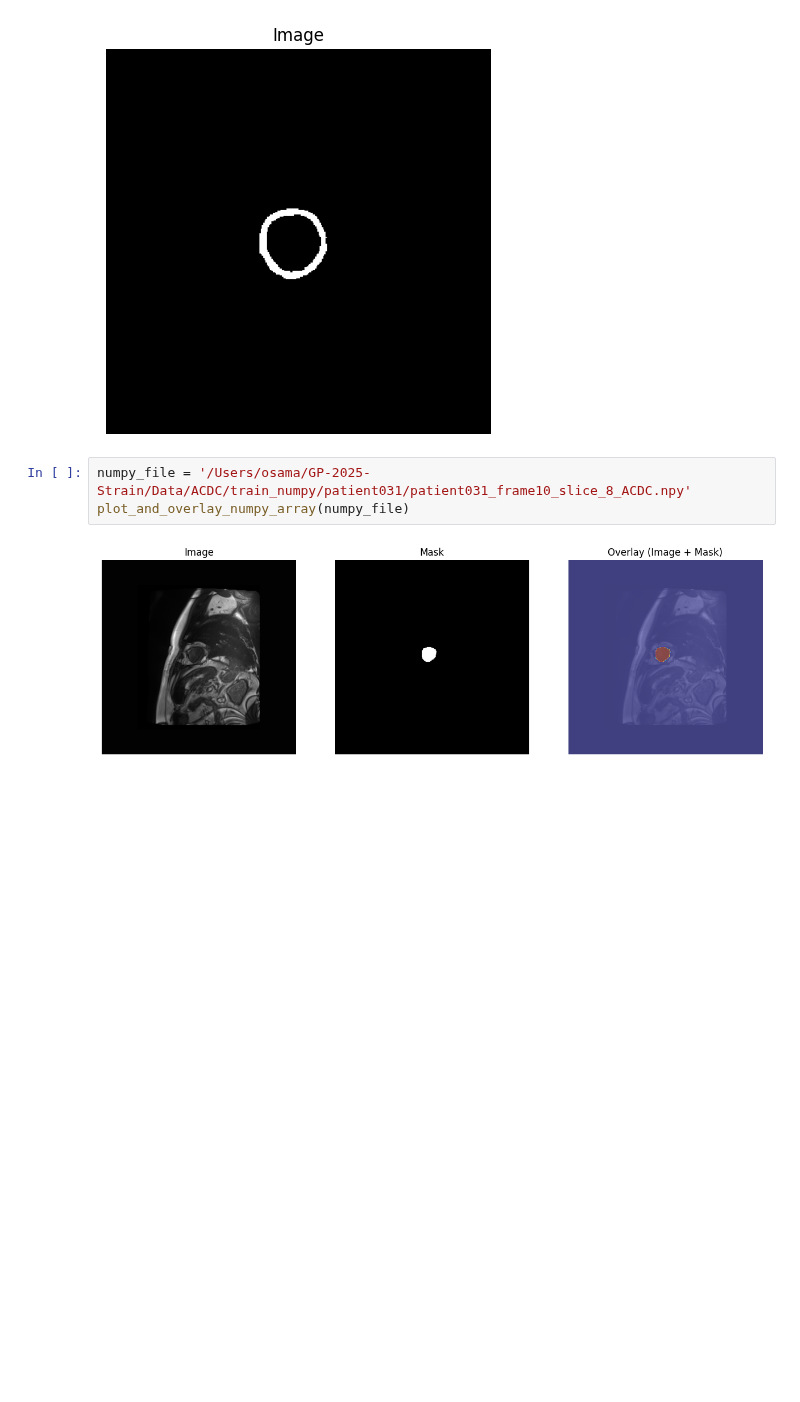
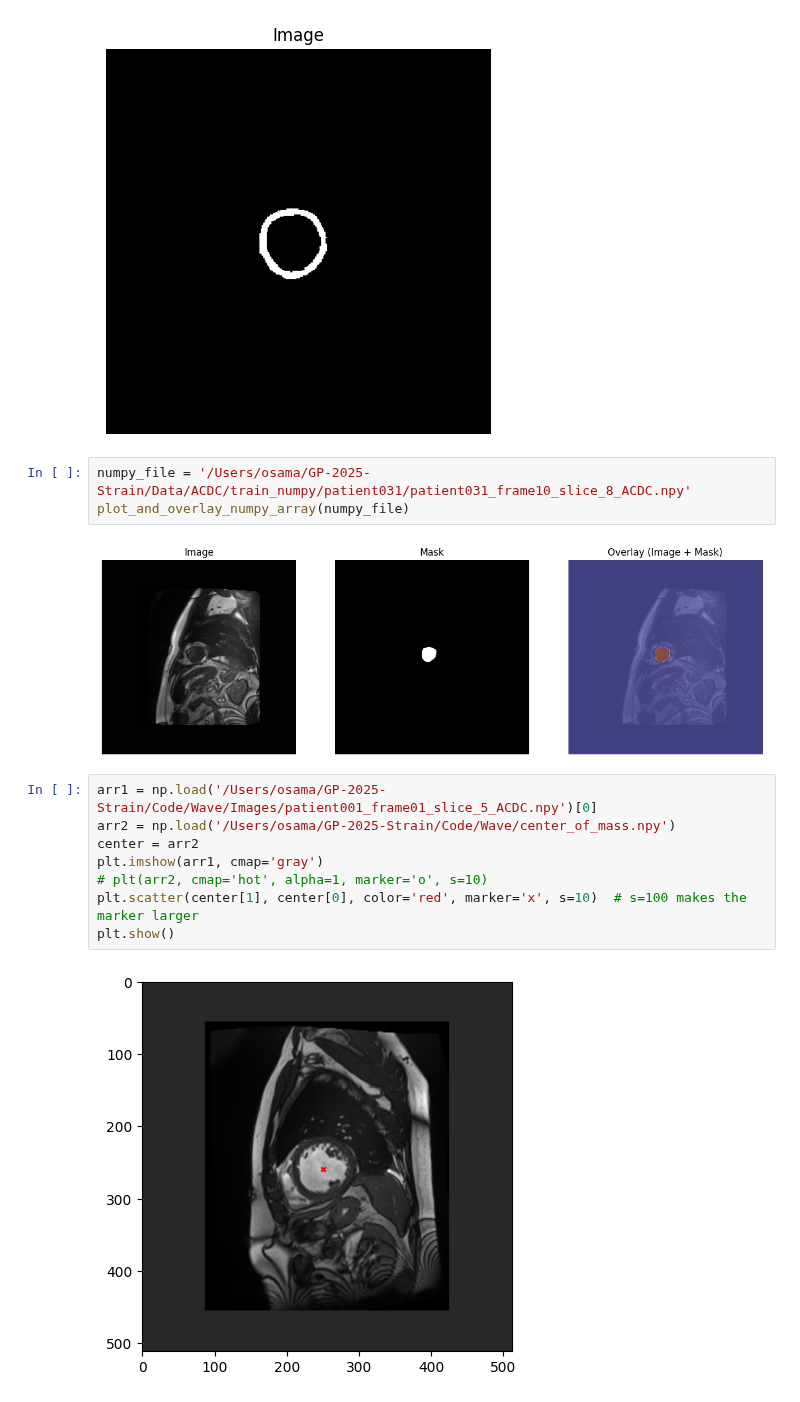
Before and after one commit to ahmedalii3/Cardiac-Strain-Mapping, a Jupyter notebook: Code/Wave/Drafts/cardiac_extractor.ipynb, the cells around one changed output. Saved outputs shown, nothing was run; the diff lists cells and outputs as text; blank space fills up the shorter version.

```diff
--- a/Code/Wave/Drafts/cardiac_extractor.ipynb
+++ b/Code/Wave/Drafts/cardiac_extractor.ipynb
@@ -49,4 +49,14 @@ numpy_file = '/Users/osama/GP-2025-Strain/Data/ACDC/train_numpy/patient031/patie
 plot_and_overlay_numpy_array(numpy_file)
 # %% [output]
 [figure]
+# %%
+arr1 = np.load('/Users/osama/GP-2025-Strain/Code/Wave/Images/patient001_frame01_slice_5_ACDC.npy')[0]
+arr2 = np.load('/Users/osama/GP-2025-Strain/Code/Wave/center_of_mass.npy')
+center = arr2
+plt.imshow(arr1, cmap='gray')
+# plt(arr2, cmap='hot', alpha=1, marker='o', s=10)
+plt.scatter(center[1], center[0], color='red', marker='x', s=10)  # s=100 makes the marker larger
+plt.show()
+# %% [output]
+[figure, added]
 # %%
```
Also changed, not shown: parts of 2 cells of this notebook, 20 other files.
